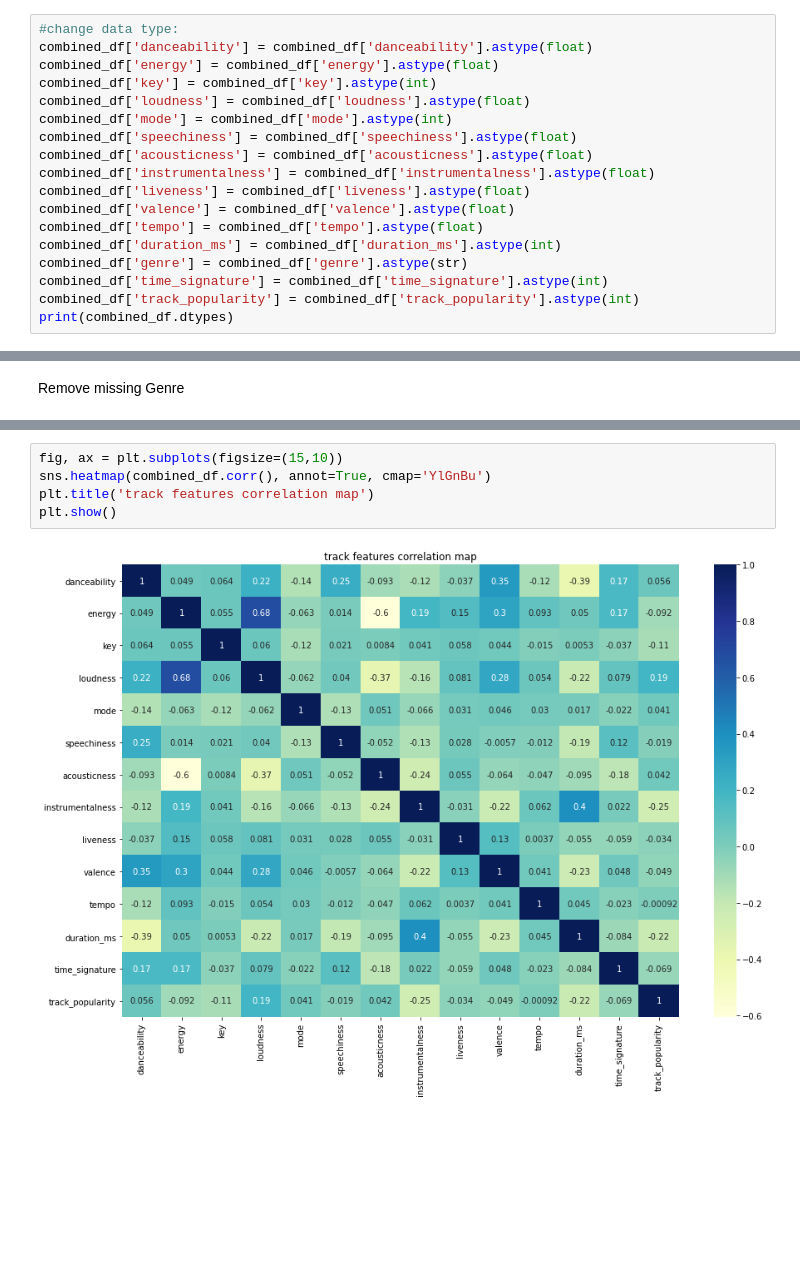
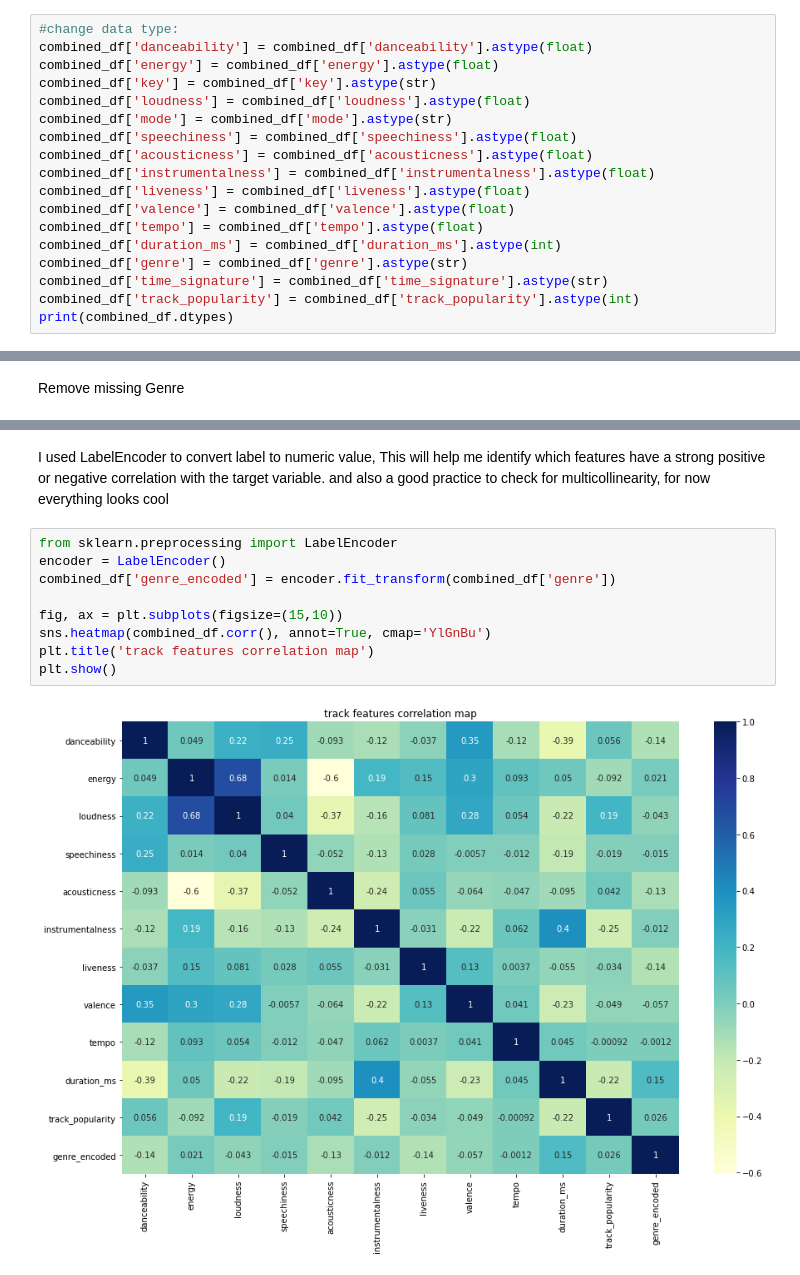
Before and after one commit to MikeJR111/Spotify-Top-50-Song-Data-ETL-Pipeline-and-Analysis, a Jupyter notebook: Genre Classification Report/Genre_Classification.ipynb, the cells around one changed output, grey strips where cells are left out. Drawn from its saved outputs; the diff is of its cells as text; blank space fills up the shorter version.

```diff
--- a/Genre Classification Report/Genre_Classification.ipynb
+++ b/Genre Classification Report/Genre_Classification.ipynb
@@ -90,9 +93,9 @@ memory usage: 118.6+ KB
 #change data type:
 combined_df['danceability'] = combined_df['danceability'].astype(float)
 combined_df['energy'] = combined_df['energy'].astype(float)
-combined_df['key'] = combined_df['key'].astype(int)
+combined_df['key'] = combined_df['key'].astype(str)
 combined_df['loudness'] = combined_df['loudness'].astype(float)
-combined_df['mode'] = combined_df['mode'].astype(int)
+combined_df['mode'] = combined_df['mode'].astype(str)
 combined_df['speechiness'] = combined_df['speechiness'].astype(float)
 combined_df['acousticness'] = combined_df['acousticness'].astype(float)
 combined_df['instrumentalness'] = combined_df['instrumentalness'].astype(float)
@@ -101,7 +104,7 @@ combined_df['valence'] = combined_df['valence'].astype(float)
 combined_df['tempo'] = combined_df['tempo'].astype(float)
 combined_df['duration_ms'] = combined_df['duration_ms'].astype(int)
 combined_df['genre'] = combined_df['genre'].astype(str)
-combined_df['time_signature'] = combined_df['time_signature'].astype(int)
+combined_df['time_signature'] = combined_df['time_signature'].astype(str)
 combined_df['track_popularity'] = combined_df['track_popularity'].astype(int)
 print(combined_df.dtypes)
 # %% [output]
@@ -157,9 +145,15 @@ fig.update_layout(title='genre_counts', xaxis_title='Genre', yaxis_title='Count'
 
 fig.show()
+# %% [markdown]
+I used LabelEncoder to convert label to numeric value,  This will help me identify which features have a strong positive or negative correlation with the target variable. and also a good practice to check for multicollinearity, for now everything looks cool
 # %%
+from sklearn.preprocessing import LabelEncoder
+encoder = LabelEncoder()
+combined_df['genre_encoded'] = encoder.fit_transform(combined_df['genre'])
+
 fig, ax = plt.subplots(figsize=(15,10))
 sns.heatmap(combined_df.corr(), annot=True, cmap='YlGnBu')
 plt.title('track features correlation map')
 plt.show()
 # %% [output]
-[figure, old version]
+[figure, new version]
```
Also changed, not shown: parts of 27 cells of this notebook.
